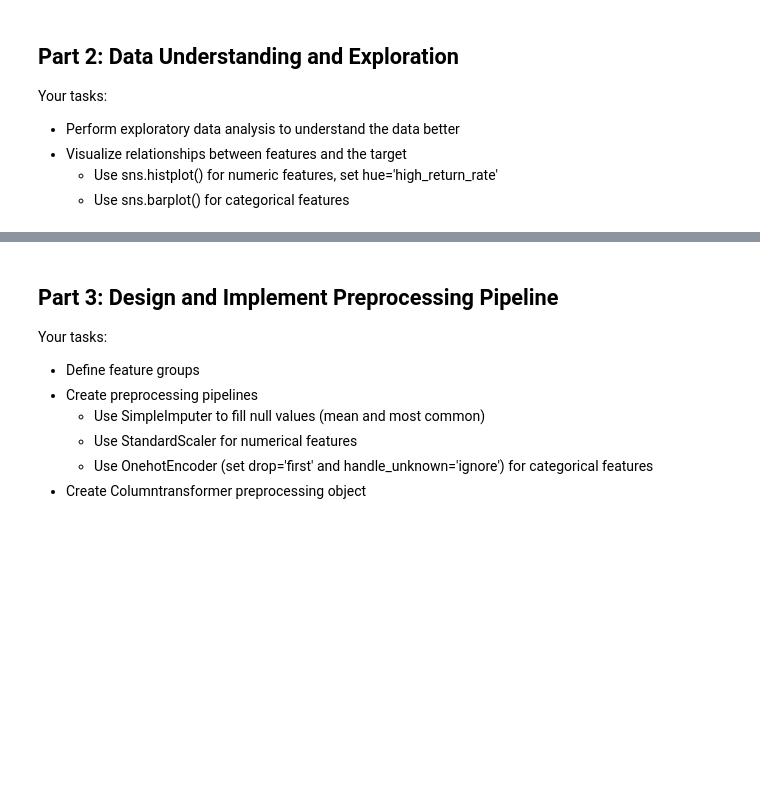
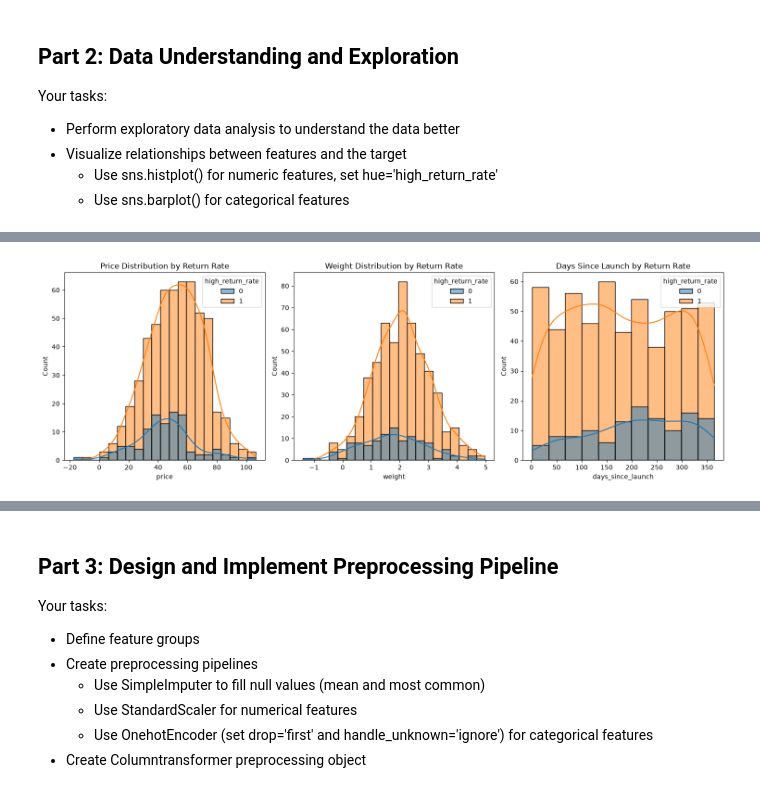
Before and after one commit to donjuel003/Machine-Learning-Pipelines, a Jupyter notebook: retail_return_model_lab.ipynb, the cells around one changed output, grey strips where cells are left out. Saved outputs shown, nothing was run; the diff lists cells and outputs as text; code cells hidden in the pictures; blank space fills up the shorter version.

```diff
--- a/retail_return_model_lab.ipynb
+++ b/retail_return_model_lab.ipynb
@@ -85,24 +119,26 @@ print(class_dist)
 # %%
 # CodeGrade step3
 # Visualize numeric feature relations
 plt.figure(figsize=(15, 5))
 
 # Create subplots for each numerical feature
 # Use sns.histplot and set hue='high_return_rate'
 plt.subplot(1, 3, 1)
-price_hist = None
+price_hist = sns.histplot(data=df_returns, x='price', hue='high_return_rate', kde=True)
 plt.title('Price Distribution by Return Rate')
 
 plt.subplot(1, 3, 2)
-weight_hist = None
+weight_hist = sns.histplot(data=df_returns, x='weight', hue='high_return_rate', kde=True)
 plt.title('Weight Distribution by Return Rate')
 
 plt.subplot(1, 3, 3)
-days_since_hist = None
+days_since_hist = sns.histplot(data=df_returns, x='days_since_launch', hue='high_return_rate', kde=True)
 plt.title('Days Since Launch by Return Rate')
 
 plt.tight_layout()
 plt.show()
+# %% [output]
+[figure, added]
 # %%
 # CodeGrade step4
 # Visualize categorical feature relations
```
Also changed, not shown: parts of 5 cells of this notebook.
